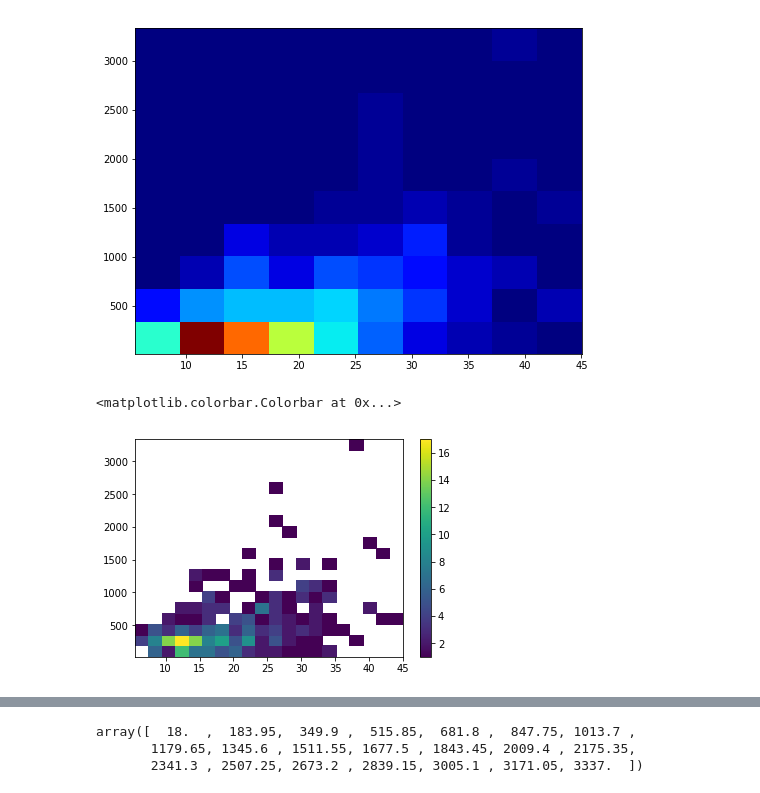
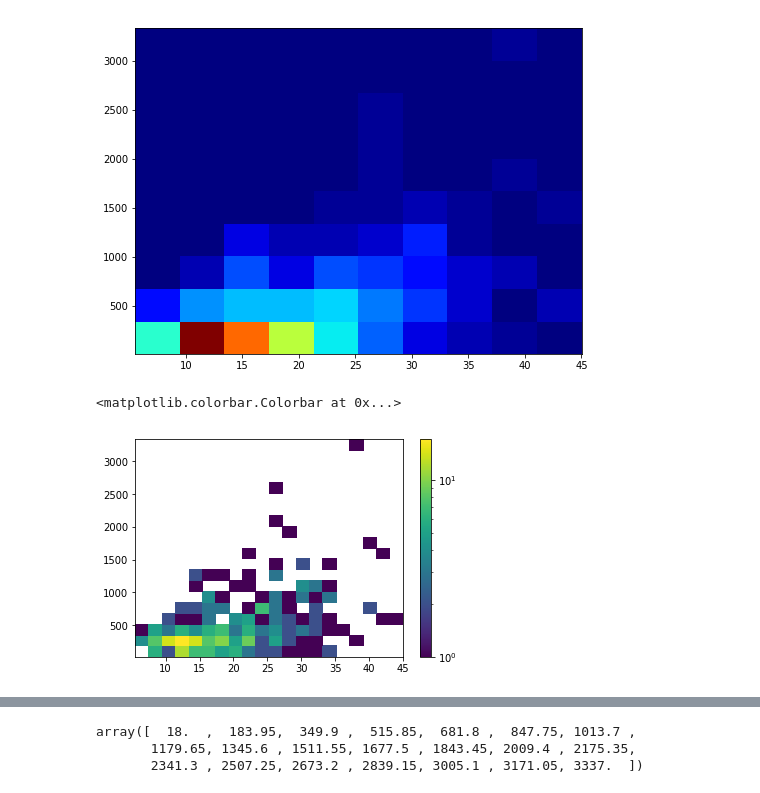
Before and after one commit to harryjmoss/COVIDRover, a Jupyter notebook: notebooks/test_merged_trim.ipynb, the cells around one changed output, grey strips where cells are left out. Cells and saved outputs as stored; diff of their text form; code cells hidden in the pictures.

```diff
--- a/notebooks/test_merged_trim.ipynb
+++ b/notebooks/test_merged_trim.ipynb
@@ -365,9 +356,10 @@ histTwoD=plt.hist2d(npIMD,npCases,cmap='jet')
 # %% [output]
 [figure]
 # %%
+from matplotlib import colors
 fig, ax = plt.subplots()
-h = ax.hist2d(npIMD, npCases, bins=20,cmin=1,cmap='viridis')
+h = ax.hist2d(npIMD, npCases, bins=20,cmin=1,cmap='viridis',norm=colors.LogNorm())
 plt.colorbar(h[3], ax=ax)
 # %% [output]
 <matplotlib.colorbar.Colorbar at 0x...>
-[figure, old version]
+[figure, new version]
```
Also changed, not shown: parts of 79 cells of this notebook, 8 other files.
